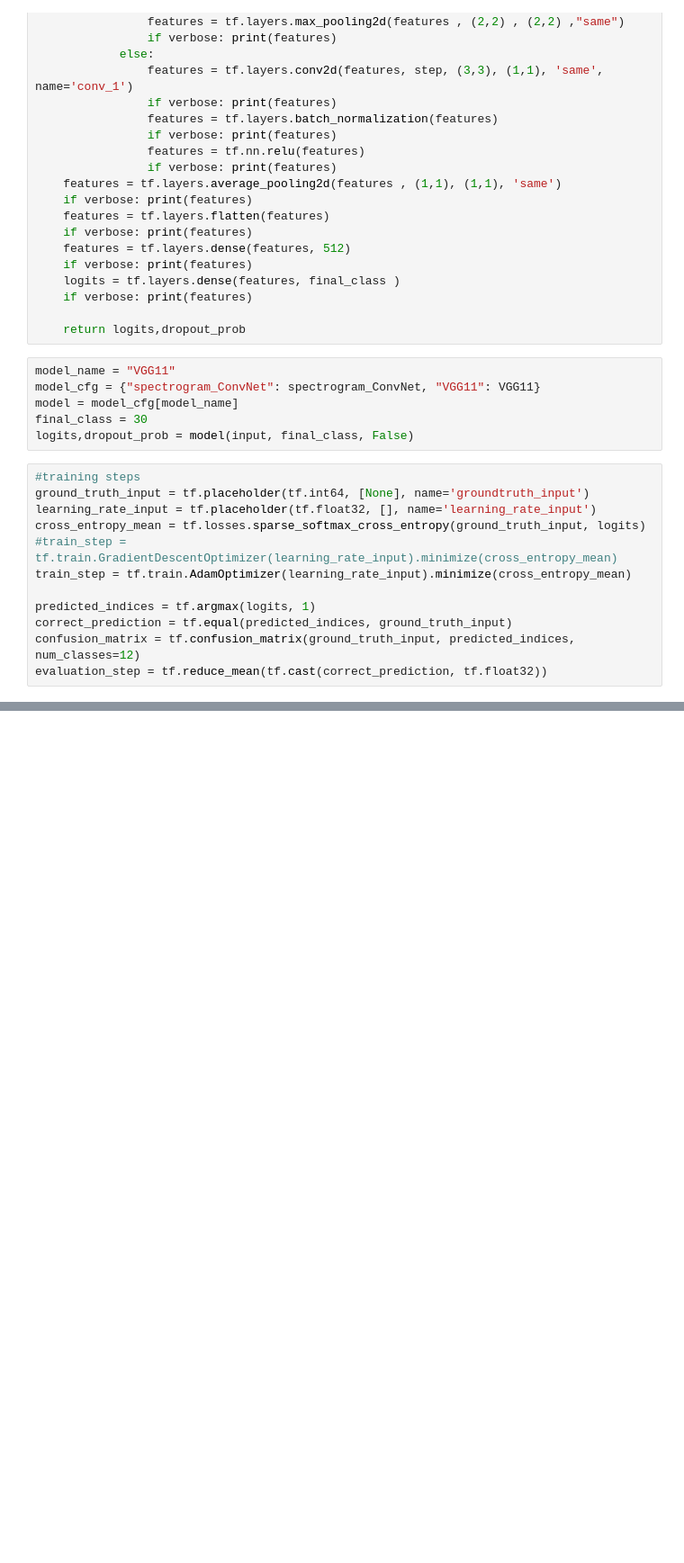
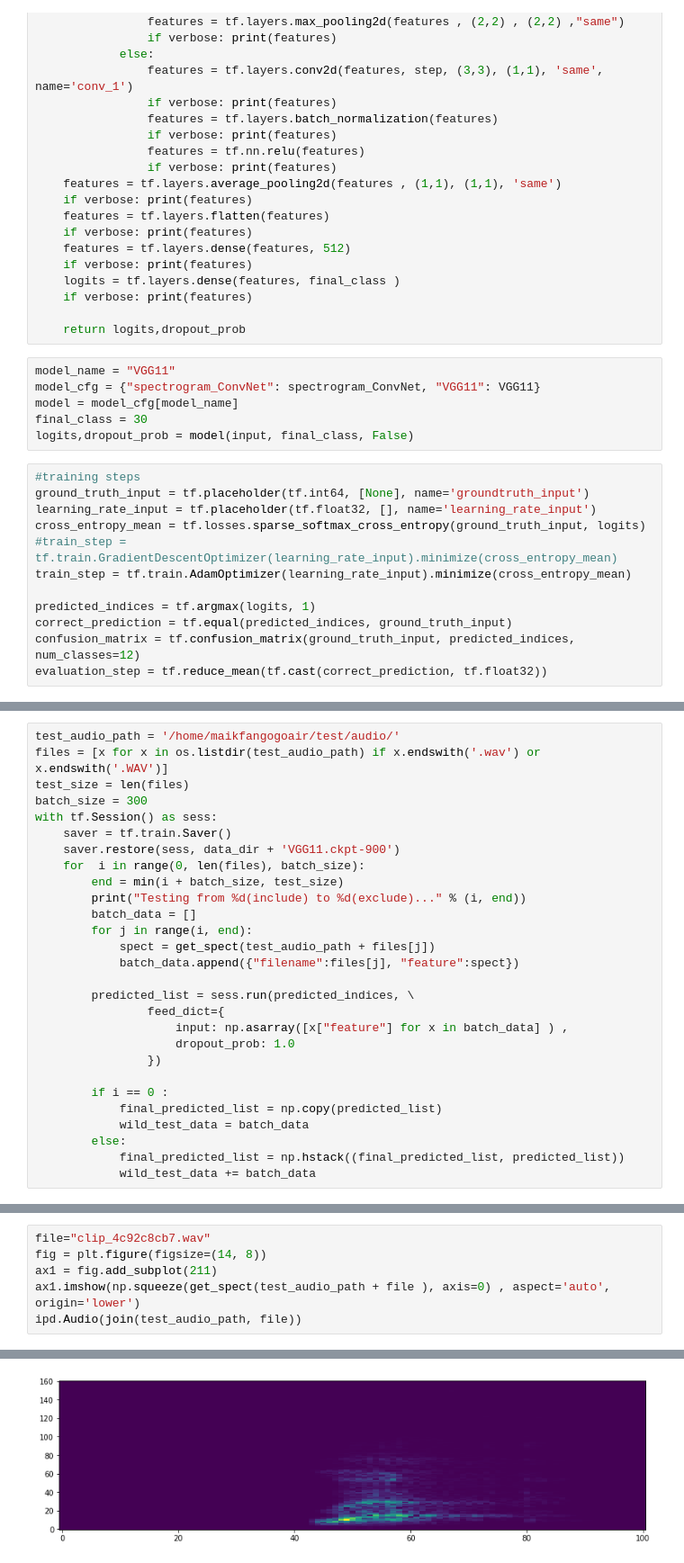
Before and after one commit to ronjian/tensorflow-speech-recognition-challenge, a Jupyter notebook: train.ipynb, the cells around one changed output, grey strips where cells are left out. Shown at 90% size. Cells and saved outputs as stored; diff of their text form; blank space fills up the shorter version.

```diff
--- a/train.ipynb
+++ b/train.ipynb
@@ -202,0 +278,28 @@ sorted_confuse_map
+# %%
+test_audio_path = '/home/maikfangogoair/test/audio/'
+files = [x for x in os.listdir(test_audio_path) if x.endswith('.wav') or x.endswith('.WAV')]
+test_size = len(files)
+batch_size = 300
+with tf.Session() as sess:
+    saver = tf.train.Saver()
+    saver.restore(sess, data_dir + 'VGG11.ckpt-900')
+    for  i in range(0, len(files), batch_size):
+        end = min(i + batch_size, test_size)
+        print("Testing from %d(include) to %d(exclude)..." % (i, end))
+        batch_data = []
+        for j in range(i, end):
+            spect = get_spect(test_audio_path + files[j])
+            batch_data.append({"filename":files[j], "feature":spect})
+
+        predicted_list = sess.run(predicted_indices, \
+                feed_dict={
+                    input: np.asarray([x["feature"] for x in batch_data] ) ,
+                    dropout_prob: 1.0
+                })
+
+        if i == 0 :
+            final_predicted_list = np.copy(predicted_list)
+            wild_test_data = batch_data
+        else:
+            final_predicted_list = np.hstack((final_predicted_list, predicted_list))
+            wild_test_data += batch_data
@@ -202,0 +344,7 @@ sorted_confuse_map
+# %%
+file="clip_4c92c8cb7.wav"
+fig = plt.figure(figsize=(14, 8))
+ax1 = fig.add_subplot(211)
+ax1.imshow(np.squeeze(get_spect(test_audio_path + file ), axis=0) , aspect='auto', origin='lower')
+ipd.Audio(join(test_audio_path, file))
+# %% [output]
@@ -202,0 +352 @@ sorted_confuse_map
+[figure, added]
```
Also changed, not shown: parts of 12 cells of this notebook, 3 other files.
